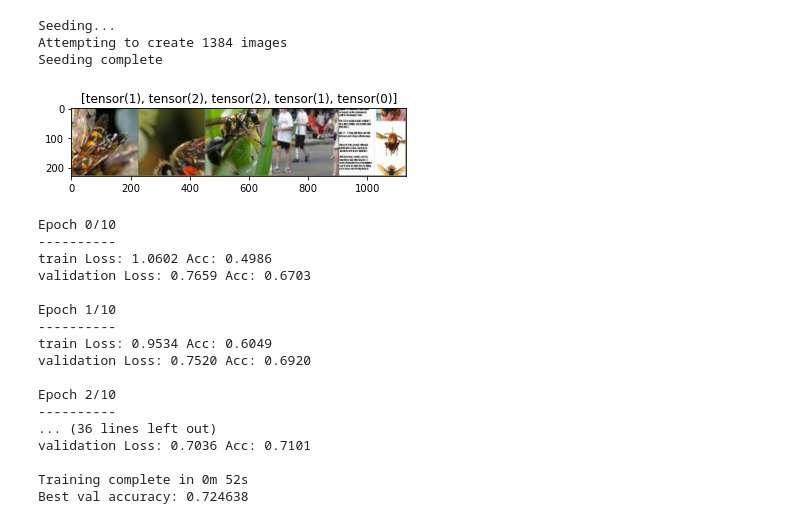
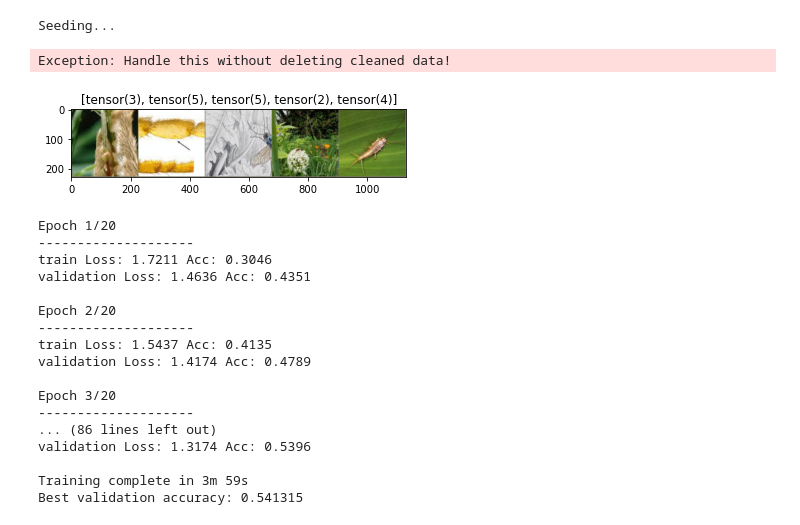
Before and after one commit to MarkPare/hornets, a Jupyter notebook: hornets/hornets.ipynb, the cells around one changed output. Saved outputs shown, nothing was run; the diff lists cells and outputs as text; code cells hidden in the pictures.

```diff
--- a/hornets/hornets.ipynb
+++ b/hornets/hornets.ipynb
@@ -49,5 +46,5 @@ tov 0.7.0a0
 # %%
 def get_class_names():
-    return ['vespa_mandarinia', 'vespa_velutina' 'sphex_ichneumoneus', 'sphecius_speciosus', 'sphecius_grandis', 'tremex_columba']
+    return ['vespa_mandarinia', 'vespa_velutina', 'sphex_ichneumoneus', 'sphecius_speciosus', 'sphecius_grandis', 'tremex_columba']
 
 def is_base_64_image(text):
@@ -75,7 +72,8 @@ def get_class_name_from_file(file_name: str):
     return class_name
 
 def get_data_dir():
-    return os.path.join(os.getcwd(), 'data', 'vespa_mandarinia_data')
+    raise Exception('Handle this without deleting cleaned data!')
+    #return os.path.join(os.getcwd(), 'data', 'vespa_mandarinia_data')
 
 def get_sample_file_name(file_name):
     data_dir = get_data_dir
@@ -180,7 +178,7 @@ def process_html_file(file_name: str, class_name: str):
 
     for image in images:
         request_type = None
-        image.get('src')
+        src = image.get('src')
         if (is_base_64_image(src)):
             request_type = 'base64'
         elif is_url_image(src):
@@ -199,11 +197,8 @@ def process_html_file(file_name: str, class_name: str):
 await seed_images()
 # %% [output]
 Seeding...
-Attempting to create 1384 images
-Seeding complete
+Exception: Handle this without deleting cleaned data!
 # %%
-class_names = get_class_names()
-
 class PrimaryDataset(Dataset):
     def __init__(self, root_dir):
         self.root_dir = root_dir
@@ -233,7 +228,7 @@ class DerivedDataset(Dataset):
     def __getitem__(self, index):
         file_name = self.subset[index]
         class_name = file_name.split('-')[0]
-        class_index = class_names.index(class_name)
+        class_index = get_class_names().index(class_name)
         file_path = os.path.join(self.root_dir, file_name)
         image = self.image_loader(file_path)
         if self.transform:
@@ -265,34 +260,34 @@ train_subset, validation_subset = torch.utils.data.random_split(
     generator=torch.Generator().manual_seed(42)
 )
 
 train_dataset = DerivedDataset(train_subset, get_data_dir(), train_transform)
 validation_dataset = DerivedDataset(validation_subset, get_data_dir(), validation_transform)
 
 train_dataloader = DataLoader(train_dataset, batch_size=5)
 validation_dataloader = DataLoader(validation_dataset, batch_size=5)
 
 def imshow(inp, title=None):
     # Show image for tensor
     inp = inp.numpy().transpose((1, 2, 0))
     mean = np.array([0.485, 0.456, 0.406])
     std = np.array([0.229, 0.224, 0.225])
     inp = std * inp + mean
     inp = np.clip(inp, 0, 1)
     plt.imshow(inp)
     if title is not None:
         plt.title(title[0:10])
     plt.pause(0.001)  # pause a bit so that plots are updated
 
 # Get a batch of training data
 inputs, class_names = next(iter(train_dataloader))
 inputs, class_names = next(iter(train_dataloader))
 
 # Make a grid from batch
 out = torchvision.utils.make_grid(inputs)
 
 imshow(out, title=[class_names[x] for x in range(len(class_names))])
 # %% [output]
-[figure, old version]
+[figure, new version]
 # %%
 def train_model(model, criterion, optimizer, scheduler, num_epochs=25):
     start_time = time.time()
@@ -377,22 +372,22 @@ criterion = nn.CrossEntropyLoss()
 optimizer = optim.SGD(model.fc.parameters(), lr=0.001, momentum=0.9)
 exp_lr_scheduler = lr_scheduler.StepLR(optimizer, step_size=7, gamma=0.1)
 
-result = train_model(model, criterion, optimizer, exp_lr_scheduler, num_epochs=10)
+result = train_model(model, criterion, optimizer, exp_lr_scheduler, num_epochs=20)
 # %% [output]
-Epoch 0/10
-----------
-train Loss: 1.0602 Acc: 0.4986
-validation Loss: 0.7659 Acc: 0.6703
+Epoch 1/20
+--------------------
+train Loss: 1.7211 Acc: 0.3046
+validation Loss: 1.4636 Acc: 0.4351
 
-Epoch 1/10
-----------
-train Loss: 0.9534 Acc: 0.6049
-validation Loss: 0.7520 Acc: 0.6920
+Epoch 2/20
+--------------------
+train Loss: 1.5437 Acc: 0.4135
+validation Loss: 1.4174 Acc: 0.4789
 
-Epoch 2/10
-----------
-... (36 lines left out)
-validation Loss: 0.7036 Acc: 0.7101
+Epoch 3/20
+--------------------
+... (86 lines left out)
+validation Loss: 1.3174 Acc: 0.5396
 
-Training complete in 0m 52s
-Best val accuracy: 0.724638
+Training complete in 3m 59s
+Best validation accuracy: 0.541315
```
Also changed, not shown: parts of 3 cells of this notebook, 2 other files.
